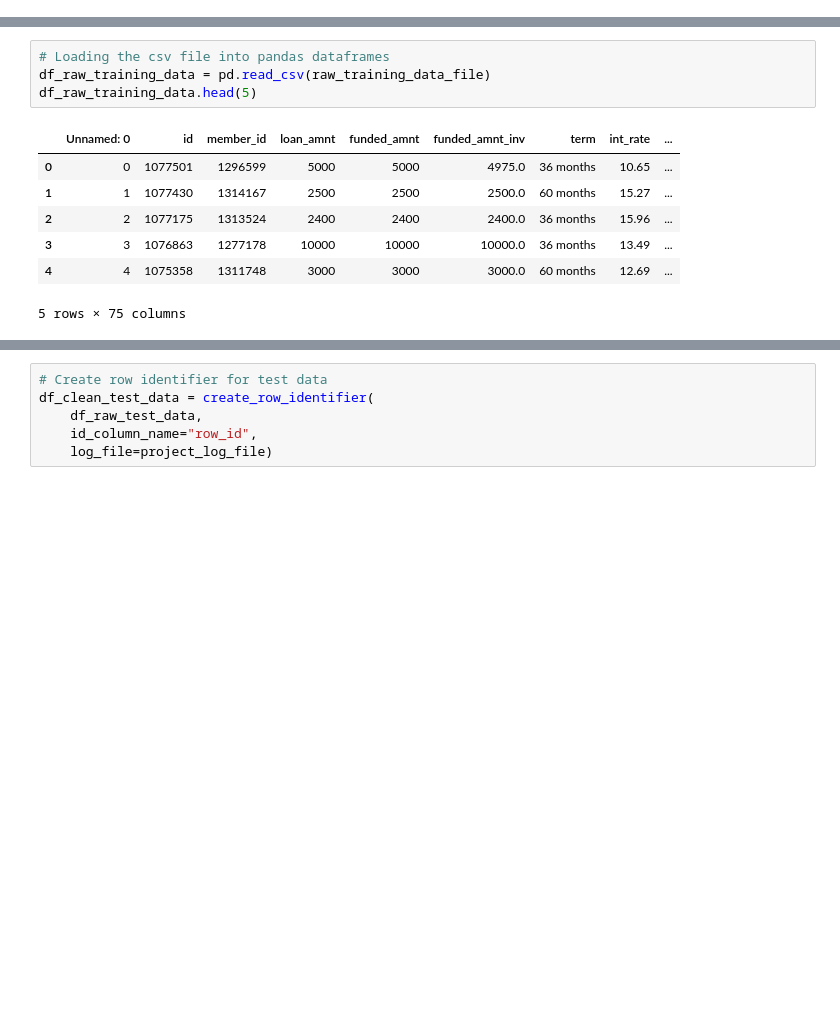
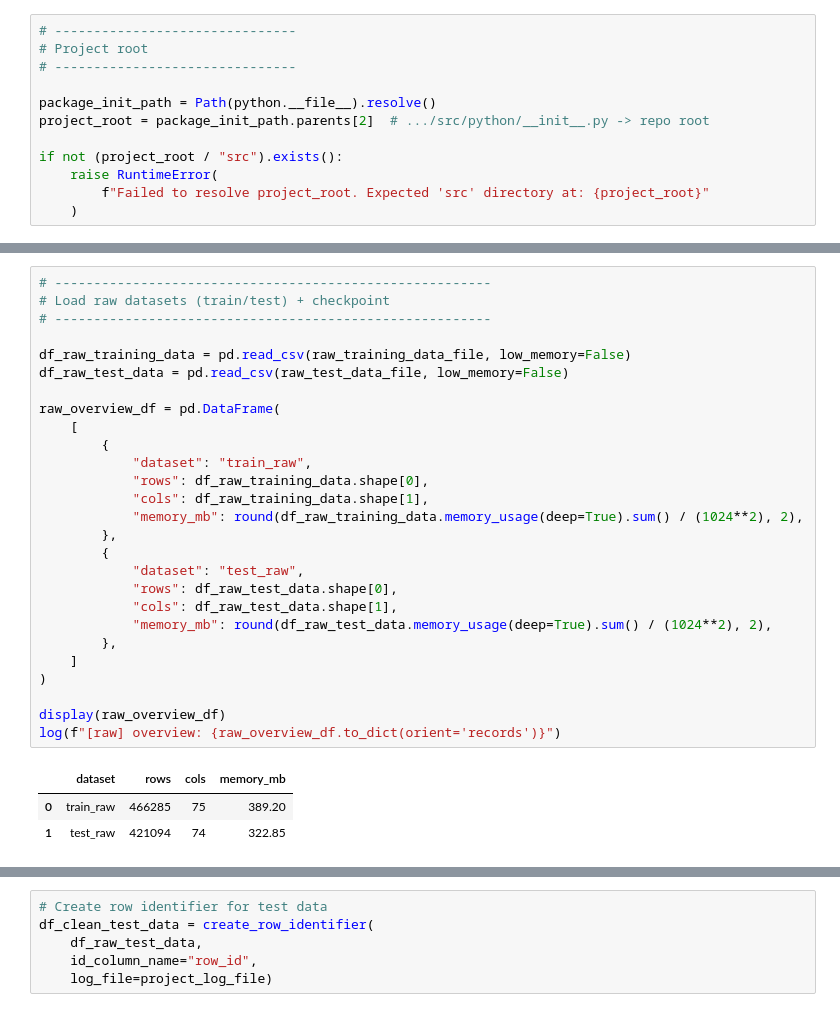
Before and after one commit to Mister-Sippi/loans-at-risk-capturing-default, a Jupyter notebook: notebooks/01_etl.ipynb, the cells around one changed output, grey strips where cells are left out. Cells and saved outputs as stored; diff of their text form; blank space fills up the shorter version.

```diff
--- a/notebooks/01_etl.ipynb
+++ b/notebooks/01_etl.ipynb
@@ -67,2 +116,14 @@ from python.preprocessing_utils import (
 )
+# %%
+# -------------------------------
+# Project root
+# -------------------------------
+
+package_init_path = Path(python.__file__).resolve()
+project_root = package_init_path.parents[2]  # .../src/python/__init__.py -> repo root
+
+if not (project_root / "src").exists():
+    raise RuntimeError(
+        f"Failed to resolve project_root. Expected 'src' directory at: {project_root}"
+    )
 # %%
@@ -130,12 +217,31 @@ The inspection focuses on understanding the dataset as delivered, without modifi
 # %%
-# Loading the csv file into pandas dataframes
-df_raw_training_data = pd.read_csv(raw_training_data_file)
-df_raw_training_data.head(5)
+# --------------------------------------------------------
+# Load raw datasets (train/test) + checkpoint
+# --------------------------------------------------------
+
+df_raw_training_data = pd.read_csv(raw_training_data_file, low_memory=False)
+df_raw_test_data = pd.read_csv(raw_test_data_file, low_memory=False)
+
+raw_overview_df = pd.DataFrame(
+    [
+        {
+            "dataset": "train_raw",
+            "rows": df_raw_training_data.shape[0],
+            "cols": df_raw_training_data.shape[1],
+            "memory_mb": round(df_raw_training_data.memory_usage(deep=True).sum() / (1024**2), 2),
+        },
+        {
+            "dataset": "test_raw",
+            "rows": df_raw_test_data.shape[0],
+            "cols": df_raw_test_data.shape[1],
+            "memory_mb": round(df_raw_test_data.memory_usage(deep=True).sum() / (1024**2), 2),
+        },
+    ]
+)
+
+display(raw_overview_df)
+log(f"[raw] overview: {raw_overview_df.to_dict(orient='records')}")
 # %% [output]
-|  | Unnamed: 0 | id | member_id | loan_amnt | funded_amnt | funded_amnt_inv | term | int_rate | ... |
-| 0 | 0 | 1077501 | 1296599 | 5000 | 5000 | 4975.0 | 36 months | 10.65 | ... |
-| 1 | 1 | 1077430 | 1314167 | 2500 | 2500 | 2500.0 | 60 months | 15.27 | ... |
-| 2 | 2 | 1077175 | 1313524 | 2400 | 2400 | 2400.0 | 36 months | 15.96 | ... |
-| 3 | 3 | 1076863 | 1277178 | 10000 | 10000 | 10000.0 | 36 months | 13.49 | ... |
-| 4 | 4 | 1075358 | 1311748 | 3000 | 3000 | 3000.0 | 60 months | 12.69 | ... |
+|  | dataset | rows | cols | memory_mb |
+| 0 | train_raw | 466285 | 75 | 389.20 |
+| 1 | test_raw | 421094 | 74 | 322.85 |
-5 rows × 75 columns
```
Also changed, not shown: parts of 48 cells of this notebook, 30 other files.
